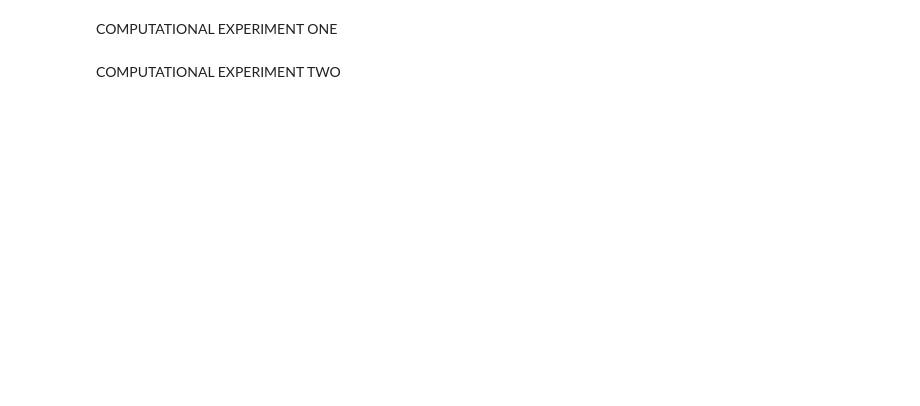
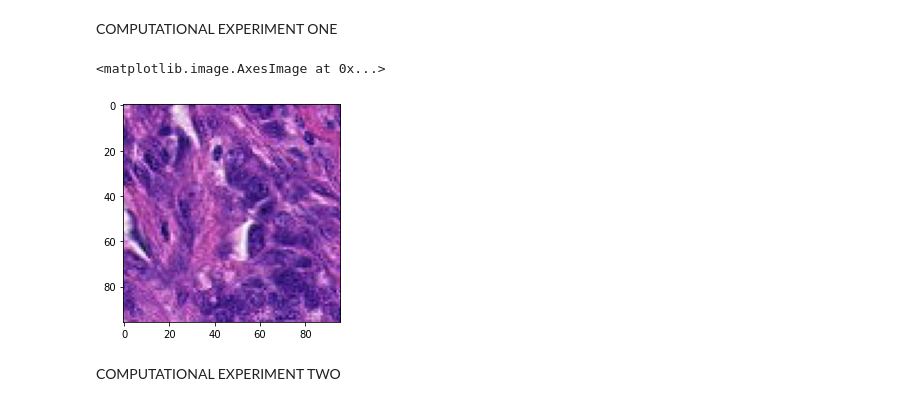
Before and after one commit to waleedrana1/NeuralNetsProject, a Jupyter notebook: Neural_Net_final_project.ipynb, the cells around one changed output. Saved outputs shown, nothing was run; the diff lists cells and outputs as text; code cells hidden in the pictures; blank space fills up the shorter version.

```diff
--- a/Neural_Net_final_project.ipynb
+++ b/Neural_Net_final_project.ipynb
@@ -254,2 +234,16 @@ Test accuracy: 76.337
 # %% [markdown]
 COMPUTATIONAL EXPERIMENT ONE
+# %%
+def negateContext(img): # assumes a 3 x 96 x 96 image
+    # negate the 32 pixels on all sides of the image
+    for i in range(3):
+        img[i][:32] = 0
+        img[i][64:] = 0
+        for j in range(32, 64):
+            img[i][j][:32] = 0
+            img[i][j][64:] = 0
+
+plt.imshow(training_images[2].permute(1,2,0).type(torch.LongTensor))
+# %% [output]
+<matplotlib.image.AxesImage at 0x...>
+[figure, added]
```
Also changed, not shown: parts of 10 cells of this notebook.
